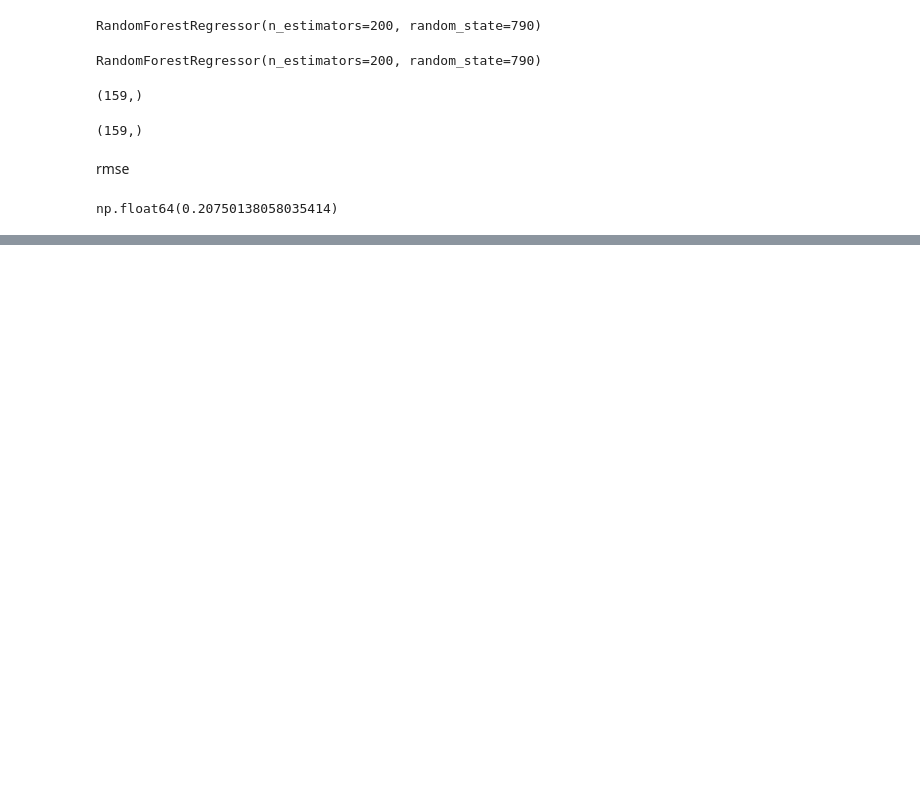
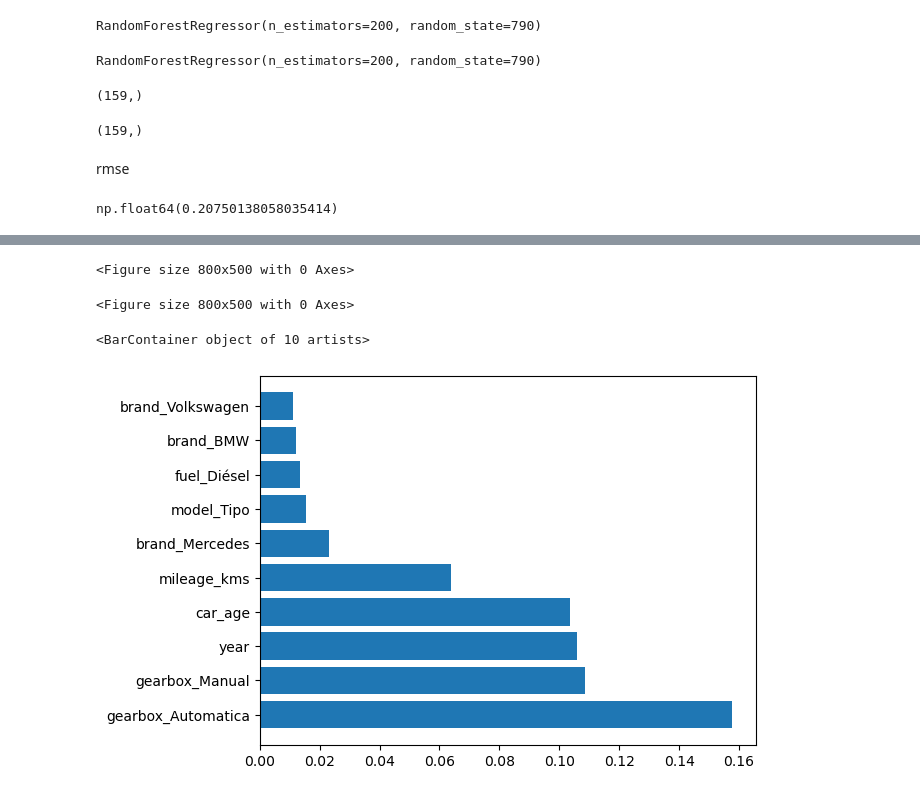
Before and after one commit to 26bruno/used-car-price-analysis, a Jupyter notebook: notebooks/used_car_price_analysis.ipynb, the cells around one changed output, grey strips where cells are left out. Cells and saved outputs as stored; diff of their text form; code cells hidden in the pictures; blank space fills up the shorter version.

```diff
--- a/notebooks/used_car_price_analysis.ipynb
+++ b/notebooks/used_car_price_analysis.ipynb
@@ -259,3 +259,10 @@ rmse
 rmse
 # %% [output]
 np.float64(0.20750138058035414)
+# %%
+importances = model2.feature_importances_
+# %%
+feature_importances_df = pd.DataFrame({
+    "feature": X_final.columns,
+    "importance": importances
+}).sort_values("importance", ascending=False)
@@ -261,0 +283,2 @@ np.float64(0.20750138058035414)
+# %%
+top10 = feature_importances_df.head(10)
@@ -261,0 +287,10 @@ np.float64(0.20750138058035414)
+# %%
+plt.figure(figsize=(8, 5))
+# %% [output]
+<Figure size 800x500 with 0 Axes>
+<Figure size 800x500 with 0 Axes>
+# %%
+plt.barh(top10["feature"], top10["importance"])
+# %% [output]
+<BarContainer object of 10 artists>
+[figure, added]
```
Also changed, not shown: parts of 11 cells of this notebook.
